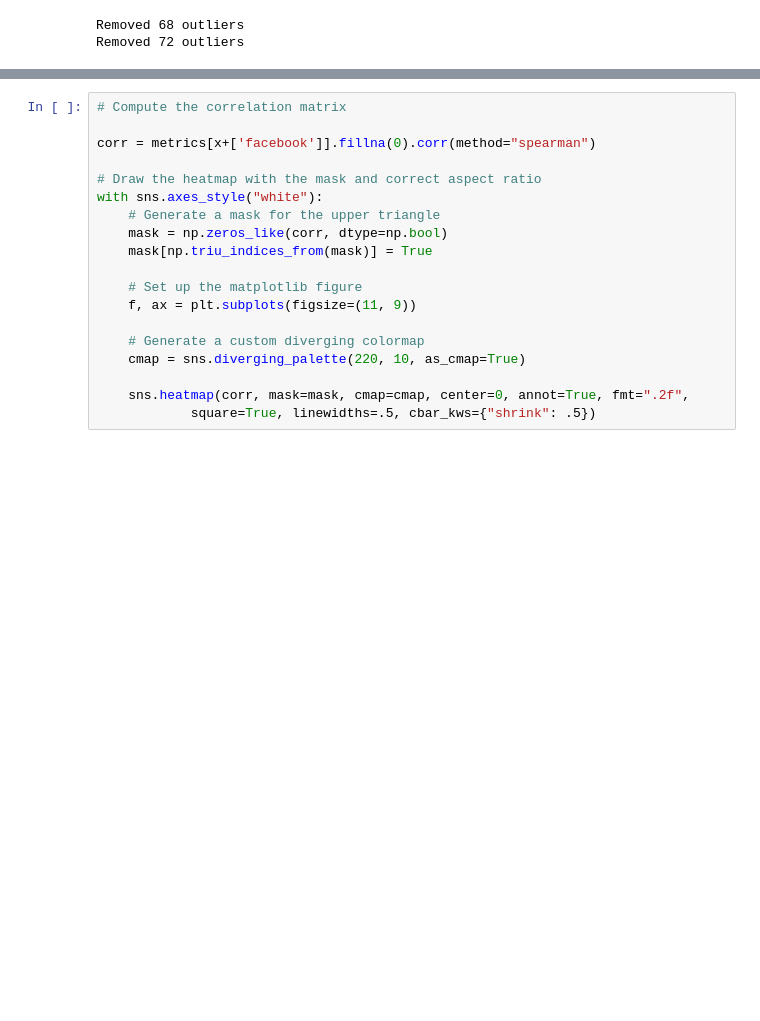
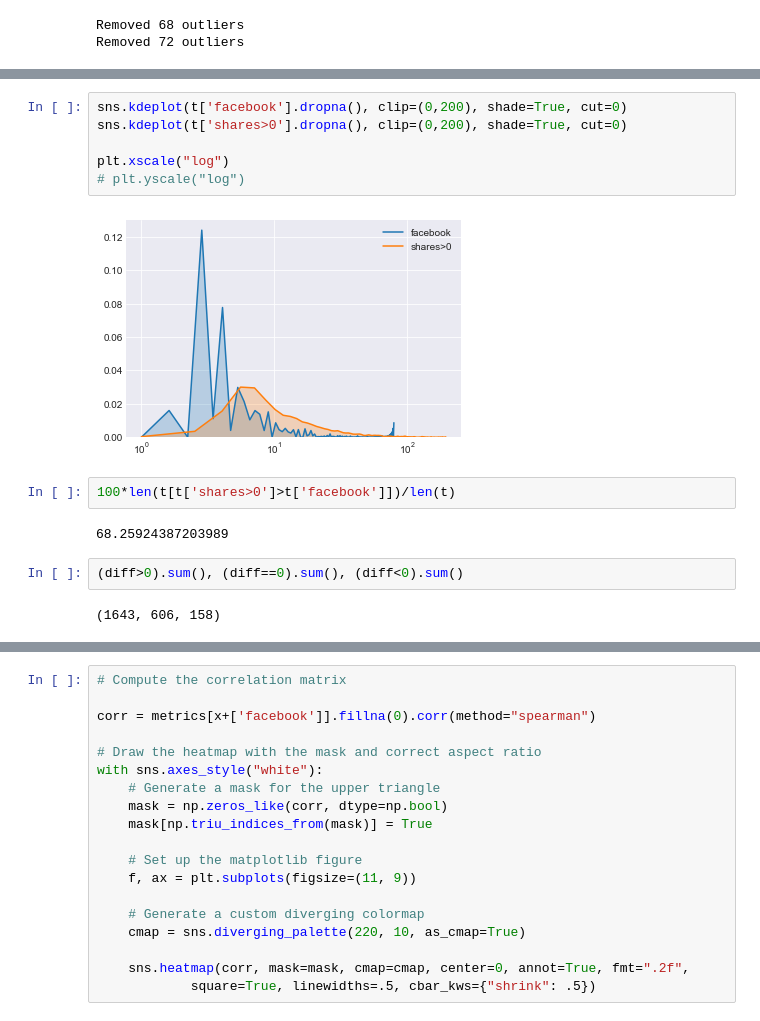
Before and after one commit to ScholCommLab/fhe-plos-data-collection, a Jupyter notebook: code/analysis.ipynb, the cells around one changed output, grey strips where cells are left out. Saved outputs shown, nothing was run; the diff lists cells and outputs as text; blank space fills up the shorter version.

```diff
--- a/code/analysis.ipynb
+++ b/code/analysis.ipynb
@@ -228,0 +230,16 @@ with sns.axes_style("white"):
+# %%
+sns.kdeplot(t['facebook'].dropna(), clip=(0,200), shade=True, cut=0)
+sns.kdeplot(t['shares>0'].dropna(), clip=(0,200), shade=True, cut=0)
+
+plt.xscale("log")
+# plt.yscale("log")
+# %% [output]
+[figure, added]
+# %%
+100*len(t[t['shares>0']>t['facebook']])/len(t)
+# %% [output]
+68.25924387203989
+# %%
+(diff>0).sum(), (diff==0).sum(), (diff<0).sum()
+# %% [output]
+(1643, 606, 158)
```
Also changed, not shown: parts of 19 cells of this notebook, 6 other files.
